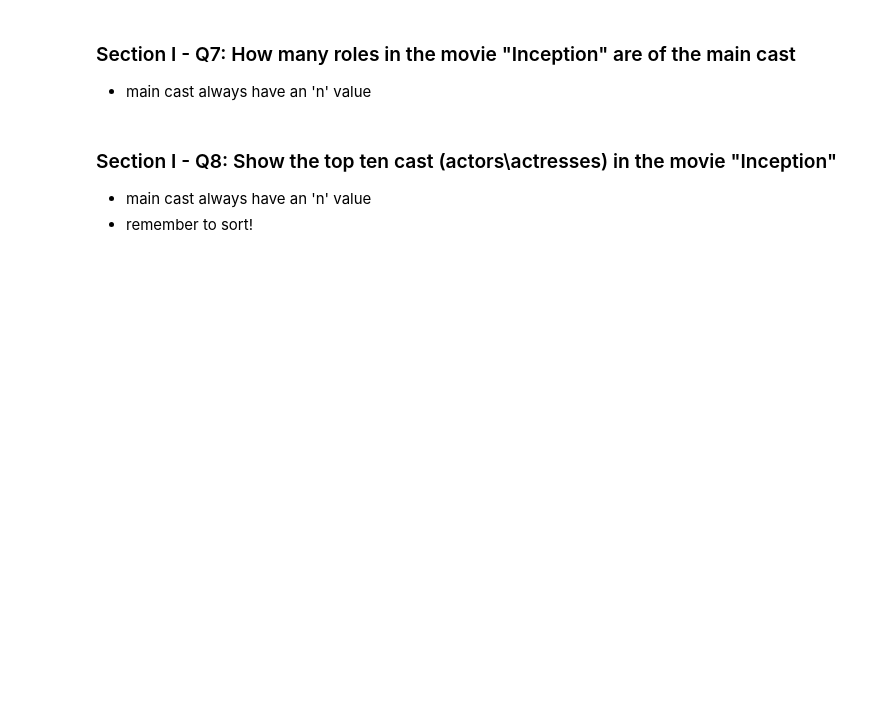
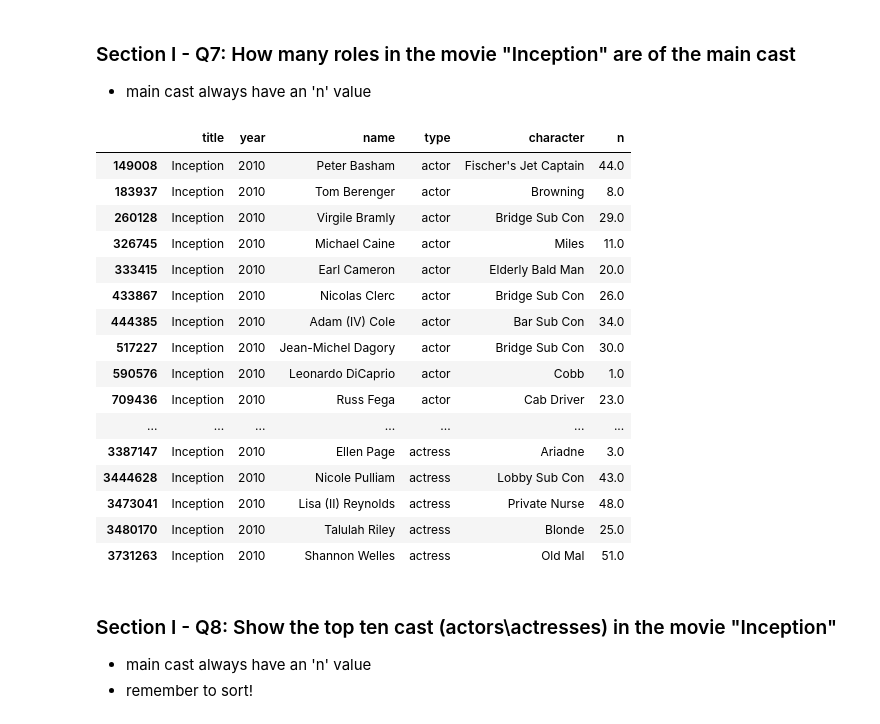
Before and after one commit to rscott1989/mec-mini-projects, a Jupyter notebook: mec-5.3.10-data-wranging-with-pandas-mini-project/Mini_Project_Data_Wrangling_Pandas.ipynb, the cells around one changed output. Drawn from its saved outputs; the diff is of its cells as text; code cells hidden in the pictures; blank space fills up the shorter version.

```diff
--- a/mec-5.3.10-data-wranging-with-pandas-mini-project/Mini_Project_Data_Wrangling_Pandas.ipynb
+++ b/mec-5.3.10-data-wranging-with-pandas-mini-project/Mini_Project_Data_Wrangling_Pandas.ipynb
@@ -241,6 +241,26 @@ cast[cast.title == 'Inception'] [cast.n.isna()]
 # %% [markdown]
 ### Section I - Q7: How many roles in the movie "Inception" are of the main cast
 - main cast always have an 'n' value
+# %%
+cast[cast.title == 'Inception'] [~cast.n.isnull()]
+# %% [output]
+|  | title | year | name | type | character | n |
+| 149008 | Inception | 2010 | Peter Basham | actor | Fischer's Jet Captain | 44.0 |
+| 183937 | Inception | 2010 | Tom Berenger | actor | Browning | 8.0 |
+| 260128 | Inception | 2010 | Virgile Bramly | actor | Bridge Sub Con | 29.0 |
+| 326745 | Inception | 2010 | Michael Caine | actor | Miles | 11.0 |
+| 333415 | Inception | 2010 | Earl Cameron | actor | Elderly Bald Man | 20.0 |
+| 433867 | Inception | 2010 | Nicolas Clerc | actor | Bridge Sub Con | 26.0 |
+| 444385 | Inception | 2010 | Adam (IV) Cole | actor | Bar Sub Con | 34.0 |
+| 517227 | Inception | 2010 | Jean-Michel Dagory | actor | Bridge Sub Con | 30.0 |
+| 590576 | Inception | 2010 | Leonardo DiCaprio | actor | Cobb | 1.0 |
+| 709436 | Inception | 2010 | Russ Fega | actor | Cab Driver | 23.0 |
+| ... | ... | ... | ... | ... | ... | ... |
+| 3387147 | Inception | 2010 | Ellen Page | actress | Ariadne | 3.0 |
+| 3444628 | Inception | 2010 | Nicole Pulliam | actress | Lobby Sub Con | 43.0 |
+| 3473041 | Inception | 2010 | Lisa (II) Reynolds | actress | Private Nurse | 48.0 |
+| 3480170 | Inception | 2010 | Talulah Riley | actress | Blonde | 25.0 |
+| 3731263 | Inception | 2010 | Shannon Welles | actress | Old Mal | 51.0 |
 # %% [markdown]
 ### Section I - Q8: Show the top ten cast (actors\actresses) in the movie "Inception"
 - main cast always have an 'n' value
```
Also changed, not shown: parts of 15 cells of this notebook, 1 other file.
